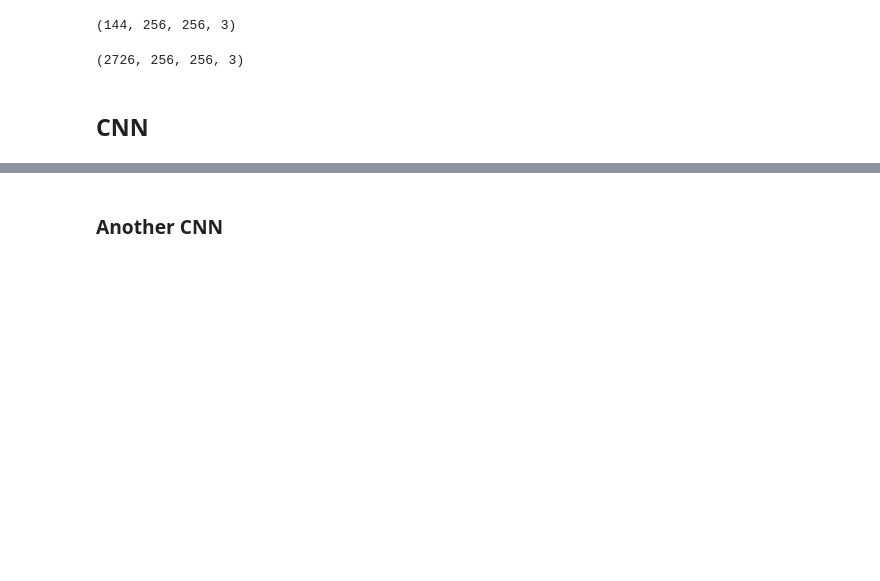
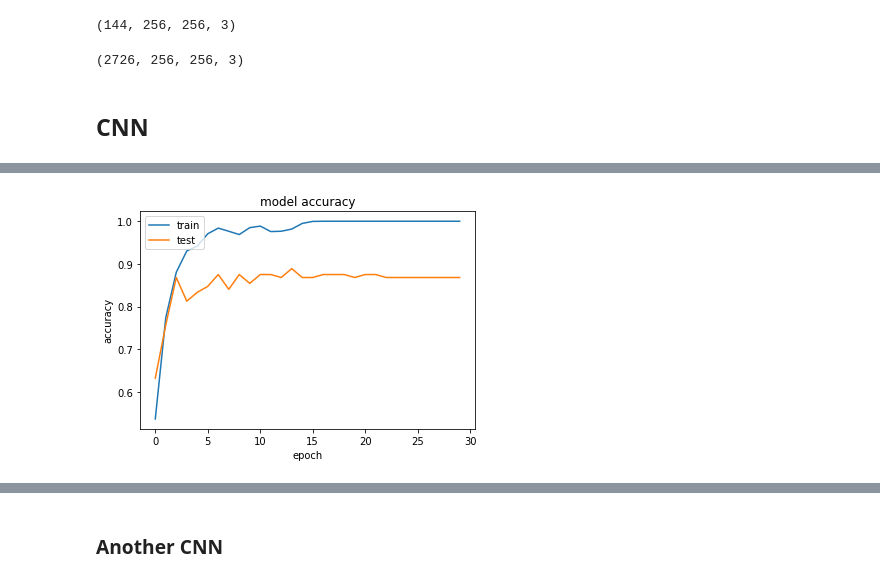
Before and after one commit to jagan-singh/brain_tumor_detection, a Jupyter notebook: project.ipynb, the cells around one changed output, grey strips where cells are left out. Drawn from its saved outputs; the diff is of its cells as text; code cells hidden in the pictures; blank space fills up the shorter version.

```diff
--- a/project.ipynb
+++ b/project.ipynb
@@ -16,3 +24,5 @@ from keras.applications import VGG16
+# %%
+path = 'drive/MyDrive/'
 # %%
 fig, ax = plt.subplots(nrows = 1, ncols=4,figsize=(12,12))
 ax_1 = ax[0]
@@ -73,10 +83,10 @@ sns.catplot(
 [figure]
 # %%
 train = ImageDataGenerator().flow_from_directory(
-        directory = 'data/Training',
+        directory = path + 'data/Training',
         class_mode = 'categorical',
         target_size = (256, 256),
-        batch_size = 2870,
+        batch_size = 2870
 )
 # %% [output]
 Found 2870 images belonging to 4 classes.
@@ -186,0 +247,11 @@ Test:  [2.7956924438476562, 0.6852791905403137]
+# %%
+# summarize history for accuracy
+plt.plot(cnn1.history['accuracy'])
+plt.plot(cnn1.history['val_accuracy'])
+plt.title('model accuracy')
+plt.ylabel('accuracy')
+plt.xlabel('epoch')
+plt.legend(['train', 'test'], loc='upper left')
+plt.show()
+# %% [output]
+[figure, added]
```
Also changed, not shown: parts of 40 cells of this notebook, 6 other files.
